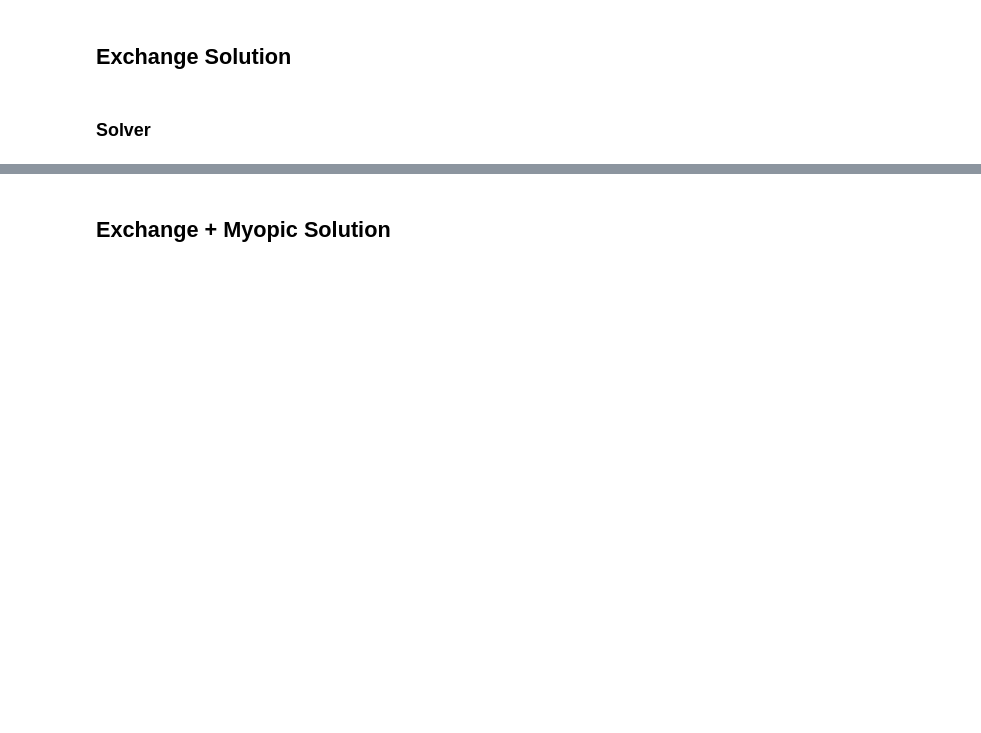
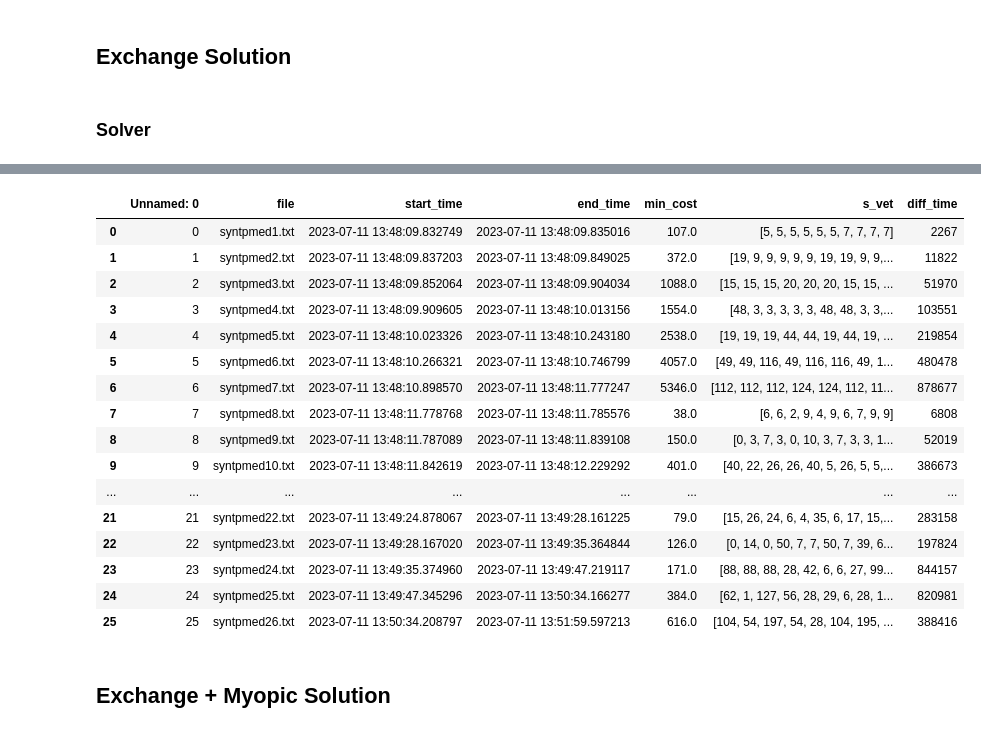
Before and after one commit to JuniorDurand/P-Median-Problem, a Jupyter notebook: P_medianas.ipynb, the cells around one changed output, grey strips where cells are left out. Drawn from its saved outputs; the diff is of its cells as text; code cells hidden in the pictures; blank space fills up the shorter version.

```diff
--- a/P_medianas.ipynb
+++ b/P_medianas.ipynb
@@ -648,3 +808,28 @@ h_df.to_csv("heuristic_exchange_sol.csv")
+# %%
+h_df = pd.read_csv("heuristic_exchange_loop_sol.csv")
+
+h_df[['start_time','end_time']] = h_df[['start_time','end_time']].apply(pd.to_datetime) #if conversion required
+h_df['diff_time'] = (h_df['end_time'] - h_df['start_time']).dt.microseconds
+
+h_df
+# %% [output]
+|  | Unnamed: 0 | file | start_time | end_time | min_cost | s_vet | diff_time |
+| 0 | 0 | syntpmed1.txt | 2023-07-11 13:48:09.832749 | 2023-07-11 13:48:09.835016 | 107.0 | [5, 5, 5, 5, 5, 5, 7, 7, 7, 7] | 2267 |
+| 1 | 1 | syntpmed2.txt | 2023-07-11 13:48:09.837203 | 2023-07-11 13:48:09.849025 | 372.0 | [19, 9, 9, 9, 9, 9, 19, 19, 9, 9,... | 11822 |
+| 2 | 2 | syntpmed3.txt | 2023-07-11 13:48:09.852064 | 2023-07-11 13:48:09.904034 | 1088.0 | [15, 15, 15, 20, 20, 20, 15, 15, ... | 51970 |
+| 3 | 3 | syntpmed4.txt | 2023-07-11 13:48:09.909605 | 2023-07-11 13:48:10.013156 | 1554.0 | [48, 3, 3, 3, 3, 3, 48, 48, 3, 3,... | 103551 |
+| 4 | 4 | syntpmed5.txt | 2023-07-11 13:48:10.023326 | 2023-07-11 13:48:10.243180 | 2538.0 | [19, 19, 19, 44, 44, 19, 44, 19, ... | 219854 |
+| 5 | 5 | syntpmed6.txt | 2023-07-11 13:48:10.266321 | 2023-07-11 13:48:10.746799 | 4057.0 | [49, 49, 116, 49, 116, 116, 49, 1... | 480478 |
+| 6 | 6 | syntpmed7.txt | 2023-07-11 13:48:10.898570 | 2023-07-11 13:48:11.777247 | 5346.0 | [112, 112, 112, 124, 124, 112, 11... | 878677 |
+| 7 | 7 | syntpmed8.txt | 2023-07-11 13:48:11.778768 | 2023-07-11 13:48:11.785576 | 38.0 | [6, 6, 2, 9, 4, 9, 6, 7, 9, 9] | 6808 |
+| 8 | 8 | syntpmed9.txt | 2023-07-11 13:48:11.787089 | 2023-07-11 13:48:11.839108 | 150.0 | [0, 3, 7, 3, 0, 10, 3, 7, 3, 3, 1... | 52019 |
+| 9 | 9 | syntpmed10.txt | 2023-07-11 13:48:11.842619 | 2023-07-11 13:48:12.229292 | 401.0 | [40, 22, 26, 26, 40, 5, 26, 5, 5,... | 386673 |
+| ... | ... | ... | ... | ... | ... | ... | ... |
+| 21 | 21 | syntpmed22.txt | 2023-07-11 13:49:24.878067 | 2023-07-11 13:49:28.161225 | 79.0 | [15, 26, 24, 6, 4, 35, 6, 17, 15,... | 283158 |
+| 22 | 22 | syntpmed23.txt | 2023-07-11 13:49:28.167020 | 2023-07-11 13:49:35.364844 | 126.0 | [0, 14, 0, 50, 7, 7, 50, 7, 39, 6... | 197824 |
+| 23 | 23 | syntpmed24.txt | 2023-07-11 13:49:35.374960 | 2023-07-11 13:49:47.219117 | 171.0 | [88, 88, 88, 28, 42, 6, 6, 27, 99... | 844157 |
+| 24 | 24 | syntpmed25.txt | 2023-07-11 13:49:47.345296 | 2023-07-11 13:50:34.166277 | 384.0 | [62, 1, 127, 56, 28, 29, 6, 28, 1... | 820981 |
+| 25 | 25 | syntpmed26.txt | 2023-07-11 13:50:34.208797 | 2023-07-11 13:51:59.597213 | 616.0 | [104, 54, 197, 54, 28, 104, 195, ... | 388416 |
 # %% [markdown]
 ## Exchange + Myopic Solution
 # %% [markdown]
```
Also changed, not shown: parts of 37 cells of this notebook.
